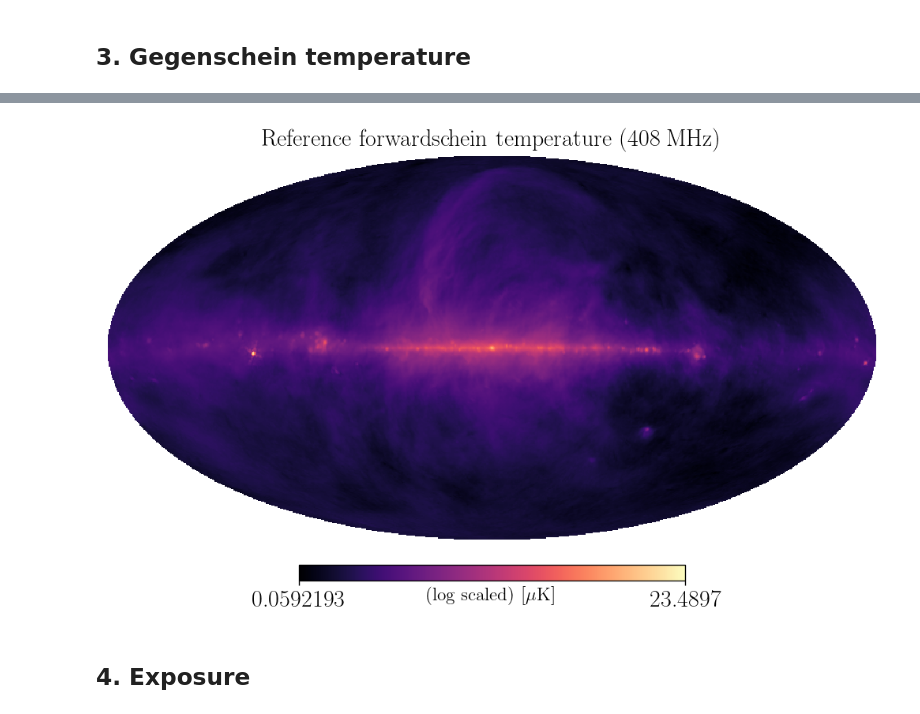
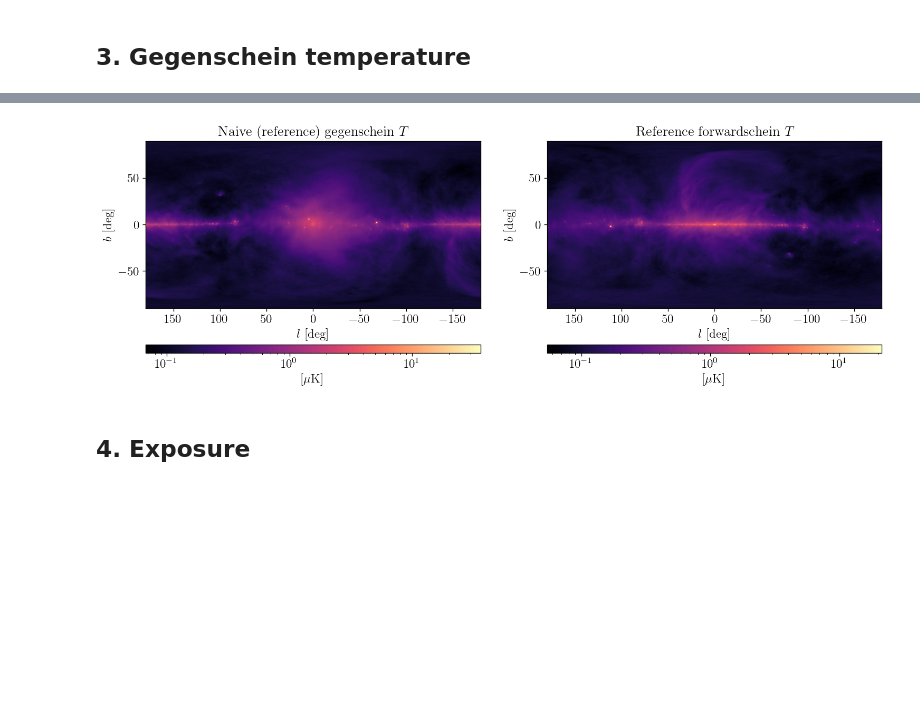
Before and after one commit to yitiansun/axion-mirror, a Jupyter notebook: notebook/CHIME_estimate.ipynb, the cells around one changed output, grey strips where cells are left out. Saved outputs shown, nothing was run; the diff lists cells and outputs as text; code cells hidden in the pictures; blank space fills up the shorter version.

```diff
--- a/notebook/CHIME_estimate.ipynb
+++ b/notebook/CHIME_estimate.ipynb
@@ -90,12 +95,2 @@ $$T_g=\frac{f_\Delta}{\Delta\nu}\hbar c^4\frac{g^2}{16}T_0\int\rho.$$
 dimensions:
 $$\text{[K]}=\frac{[1]}{\text{[MHz]}}\text{[cm}^2\text{ MHz GeV]}(\hbar c^2)\frac{[1]}{\text{[GeV]}^2}\text{[K]}\frac{\text{[GeV]}}{\text{[cm]}^2}(\int\rho c^2).$$
-# %%
-sigma_d = 116/3e5 # km s^-1/km s^-1
-fDelta = 0.721 # [1]
-Dnu = 2 * sigma_d * 408 # [MHz]
-hbarc02 = 5.91571e-10 # [cm^2 MHz GeV]
-c0 = 29979.2 # [cm MHz]
-kpc = 3.08568e21 # [cm]
-gagg = 6.6e-11 # [GeV^-1]
-# %%
-prefac = fDelta/Dnu * hbarc02 * (gagg**2/16) * kpc
@@ -106,13 +97,18 @@ plt.plot(anti_inds - (NPIX-np.arange(NPIX)), linewidth=0.01);
+# %%
+gagg_CAST = 6.6e-11 * invGeV # [cm^-2 MHz^-2 g^-1]
+def prefac(nu):
+    # prefac ~ [MHz^-1] [cm^2 MHz g] [cm^4 MHz^4] [cm^-4 MHz^-4 g^-2]
+    # = [cm^2 g^-1]
+    # int rho ~ [g cm^-2]
+    # product = [1]
+    return (fDelta/dnu(nu)) * hbar * c0**4 * gagg_CAST**2 / 16
 # %%
-# downsample Haslam map
-dsds_map_downsample = hp.pixelfunc.ud_grade(dsds_map, NSIDE)
-
 # antipodal Haslam map
-anti_dsds_map = dsds_map_downsample[anti_inds]
+haslam_anti_dsds_map = antipodal_lb_map(haslam_dsds_map)
 
 # naive (reference) gegenschein temperature
-gegen_temp_map = prefac * anti_dsds_map * rho_integral_map
+gegen_temp_map = prefac(nu_haslam) * haslam_anti_dsds_map * rho_integral_map
 
 # reference forward+front temperature # I_src * 10kpc uniform column with rho_NFW(r_Sun)
-forward_temp_map = prefac * dsds_map_downsample * rho_integral_ref
+forward_temp_map = prefac(nu_haslam) * haslam_dsds_map * rho_integral_ref
 # %%
@@ -128,8 +118,19 @@ hp.mollview(1e6 * gegen_temp_map, norm='log', cmap='magma',
-# %%
-hp.mollview(1e6 * forward_temp_map, norm='log', cmap='magma',
-            title='Reference forwardschein temperature (408 MHz)',
-            unit='(log scaled) [$\mu$K]')
-# %% [output]
-[figure, removed]
+# %%
+fig, axs = plt.subplots(1, 2, figsize=(15,5))
+
+z = gegen_temp_map * 1e6
+im0 = axs[0].imshow(np.flip(z), cmap='magma', extent=(180, -180, -90, 90),
+                    norm=mpl.colors.LogNorm(np.min(z), np.max(z)))
+z = forward_temp_map * 1e6
+im1 = axs[1].imshow(np.flip(z), cmap='magma', extent=(180, -180, -90, 90),
+                    norm=mpl.colors.LogNorm(np.min(z), np.max(z)))
+axs[0].set(title=r'Naive (reference) gegenschein $T$', xlabel=r'$l$ [deg]', ylabel=r'$b$ [deg]')
+axs[1].set(title=r'Reference forwardschein $T$', xlabel=r'$l$ [deg]', ylabel=r'$b$ [deg]')
+cbar0 = fig.colorbar(im0, ax=axs[0], orientation='horizontal', aspect=40)
+cbar0.set_label(r'[$\mu$K]')
+cbar1 = fig.colorbar(im1, ax=axs[1], orientation='horizontal', aspect=40)
+cbar1.set_label(r'[$\mu$K]')
+# %% [output]
+[figure, added]
 # %% [markdown]
 ## 4. Exposure
```
Also changed, not shown: parts of 38 cells of this notebook, 18 other files.
